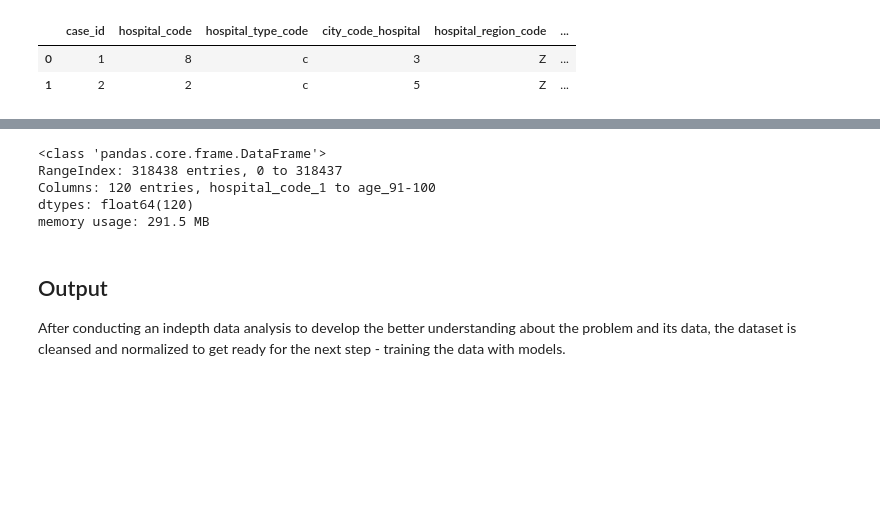
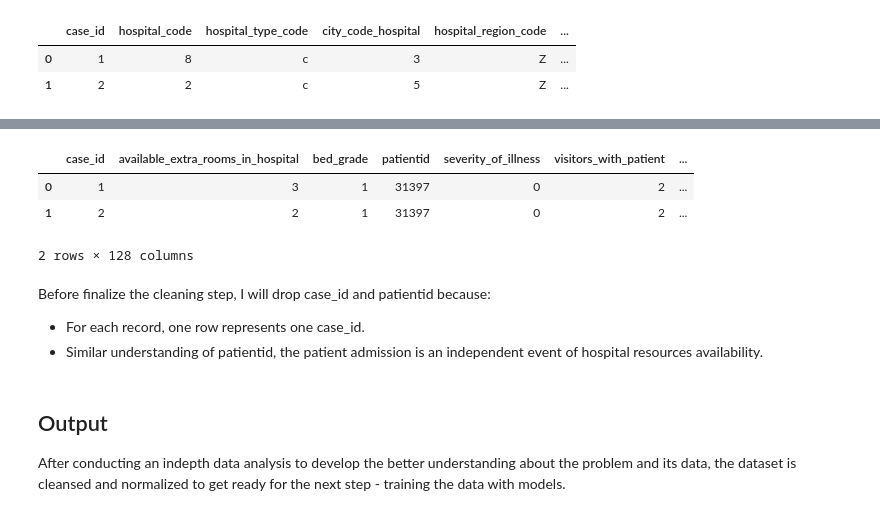
Before and after one commit to Abivu/multiclass_ML_project, a Jupyter notebook: dataset.ipynb, the cells around one changed output, grey strips where cells are left out. Saved outputs shown, nothing was run; the diff lists cells and outputs as text; code cells hidden in the pictures; blank space fills up the shorter version.

Commit message:
ver1 cleaning step notebook

```diff
--- a/dataset.ipynb
+++ b/dataset.ipynb
@@ -409,6 +409,9 @@ from sklearn.decomposition import FactorAnalysis
 
 # Create a new dataframe for preprocessing
 df_prep = df.copy()
+# Declare target and feature varables
+target = df_prep["stay"]
+df_prep = df_prep.drop("stay", axis=1)
 
 # Create a LabelEncoder object
 le = LabelEncoder()
@@ -477,8 +447,12 @@ memory usage: 291.5 MB
-# %%
-encoded_data.info()
-# %% [output]
-<class 'pandas.core.frame.DataFrame'>
-RangeIndex: 318438 entries, 0 to 318437
-Columns: 120 entries, hospital_code_1 to age_91-100
-dtypes: float64(120)
-memory usage: 291.5 MB
+# %%
+df_prep = pd.concat([df_prep.drop(nominal_features, axis=1), encoded_data, target], axis=1)
+df_prep.head(2)
+# %% [output]
+|  | case_id | available_extra_rooms_in_hospital | bed_grade | patientid | severity_of_illness | visitors_with_patient | ... |
+| 0 | 1 | 3 | 1 | 31397 | 0 | 2 | ... |
+| 1 | 2 | 2 | 1 | 31397 | 0 | 2 | ... |
+2 rows × 128 columns
+# %% [markdown]
+Before finalize the cleaning step, I will drop case_id and patientid because:
+- For each record, one row represents one case_id.
+- Similar understanding of patientid, the patient admission is an independent event of hospital resources availability.
```
Also changed, not shown: parts of 3 cells of this notebook.
